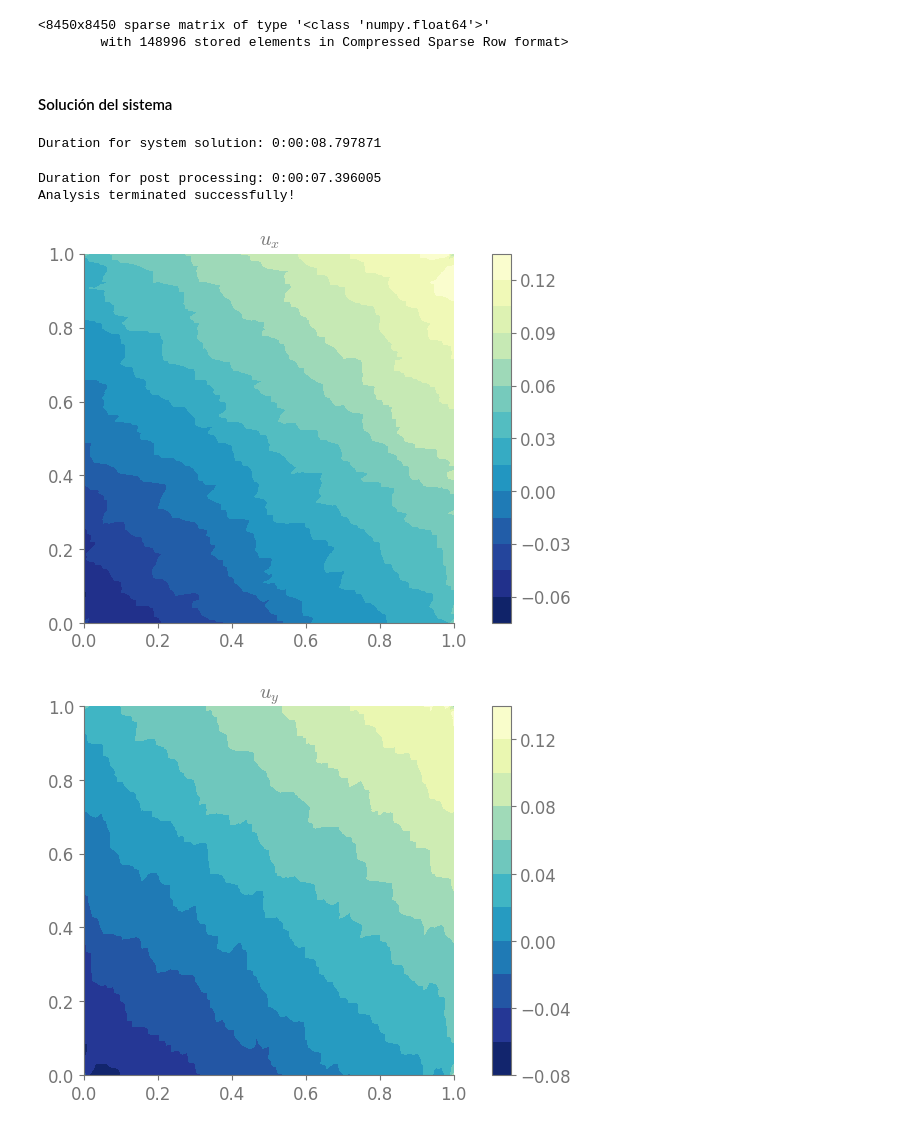
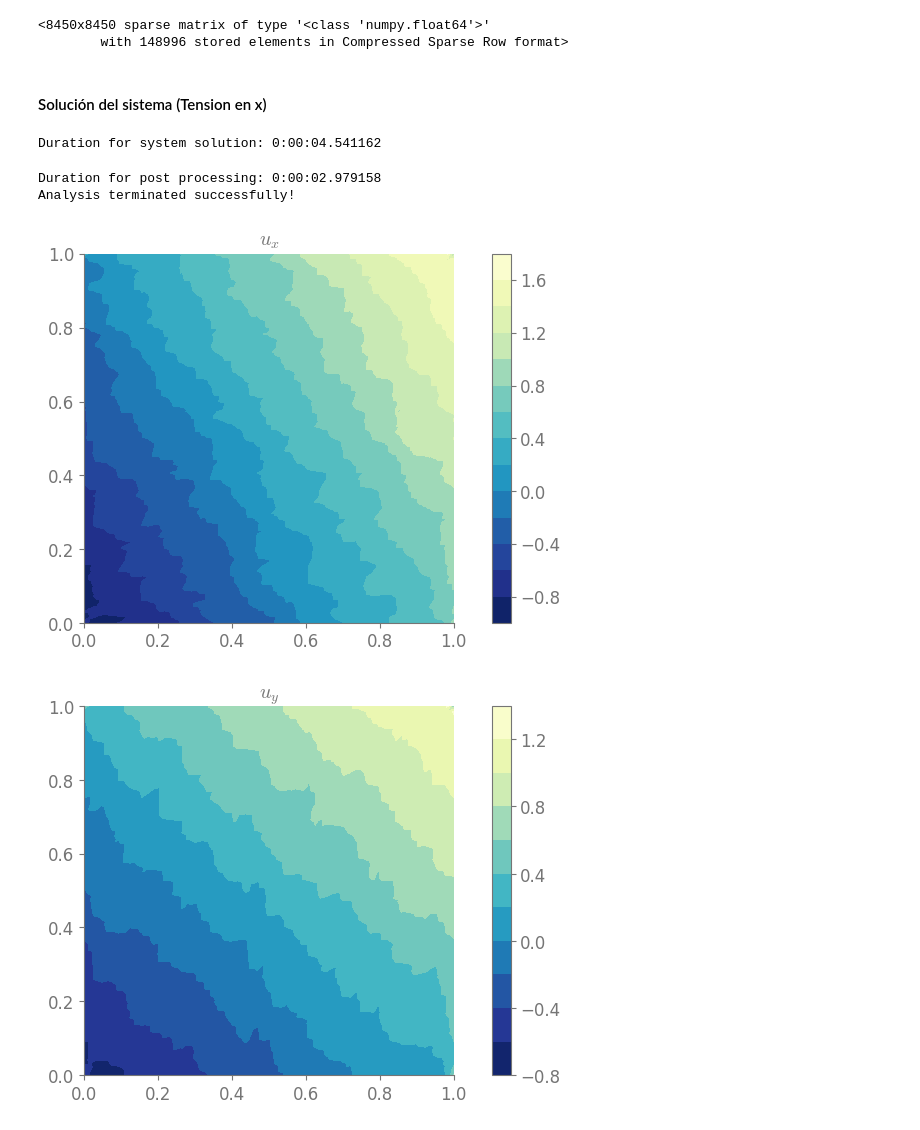
Before and after one commit to Semillero-Mecanica-Aplicada/proyecto2025, a Jupyter notebook: Fem/fem_periodic_constraints.ipynb, the cells around one changed output. Saved outputs shown, nothing was run; the diff lists cells and outputs as text; code cells hidden in the pictures.

```diff
--- a/Fem/fem_periodic_constraints.ipynb
+++ b/Fem/fem_periodic_constraints.ipynb
@@ -242,8 +274,8 @@ dofs_ref, nodes_ref_dof = periodicBC_generate_inputs(nodes_ref)
 dofs_ima, nodes_ima_dof = periodicBC_generate_inputs(nodes_ima)
 new_num = reassign_dof_periodicBC(ndofs, dofs_ima, dofs_ref)
 # %%
-disp_constant = 0.1
-t_mat, g_vec = periodicBC_transform_mat(disp_constant, ndofs, nodes_ref, nodes_ima,
+disp_constant = 1
+t_mat_tx, g_vec_tx = periodicBC_transform_mat(disp_constant, ndofs, nodes_ref, nodes_ima,
                         dofs_ref, dofs_ima, nodes_ref_dof, nodes_ima_dof,
-                        new_num)
+                        new_num,nodes=nodes,mode="tension_x")
 # %%
@@ -270,32 +302,32 @@ stiff_mat
 <8450x8450 sparse matrix of type '<class 'numpy.float64'>'
         with 148996 stored elements in Compressed Sparse Row format>
 # %% [markdown]
-#### Solución del sistema
+#### Solución del sistema (Tension en x)
 # %%
-stiff_mat_hat = t_mat.T @ stiff_mat @ t_mat
-rhs_hat = t_mat.T @ -stiff_mat @ g_vec
+stiff_mat_hat_tx = t_mat_tx.T @ stiff_mat @ t_mat_tx
+rhs_hat_tx = t_mat_tx.T @ -stiff_mat @ g_vec_tx
 
-disp_hat = sol.static_sol(stiff_mat_hat.tocsr(), rhs_hat)
+disp_hat_tx = sol.static_sol(stiff_mat_hat_tx.tocsr(), rhs_hat_tx)
 
-disp = t_mat @ disp_hat + g_vec
+disp_tx = t_mat_tx @ disp_hat_tx + g_vec_tx
 
 end_time = datetime.now()
 print('Duration for system solution: {}'.format(end_time - start_time))
 # %% [output]
-Duration for system solution: 0:00:08.797871
+Duration for system solution: 0:00:04.541162
 # %%
 # Post-processing
 start_time = datetime.now()
-disp_complete = pos.complete_disp(bc_array, nodes, disp)
-strain_nodes, stress_nodes = pos.strain_nodes(nodes, elements, mats,
-                                            disp_complete)
-pos.fields_plot(elements, nodes, disp_complete, E_nodes=strain_nodes,
-                S_nodes=stress_nodes)
+disp_complete_tx = pos.complete_disp(bc_array, nodes, disp_tx)
+strain_nodes_tx, stress_nodes_tx = pos.strain_nodes(nodes, elements, mats,
+                                            disp_complete_tx)
+pos.fields_plot(elements, nodes, disp_complete_tx, E_nodes=strain_nodes_tx,
+                S_nodes=stress_nodes_tx)
 end_time = datetime.now()
 print('Duration for post processing: {}'.format(end_time - start_time))
 print('Analysis terminated successfully!')
 # %% [output]
-Duration for post processing: 0:00:07.396005
+Duration for post processing: 0:00:02.979158
 Analysis terminated successfully!
-[figure, old version]
+[figure, new version]
-[figure, old version]
+[figure, new version]
```
Also changed, not shown: parts of 19 cells of this notebook, 4 other files.
